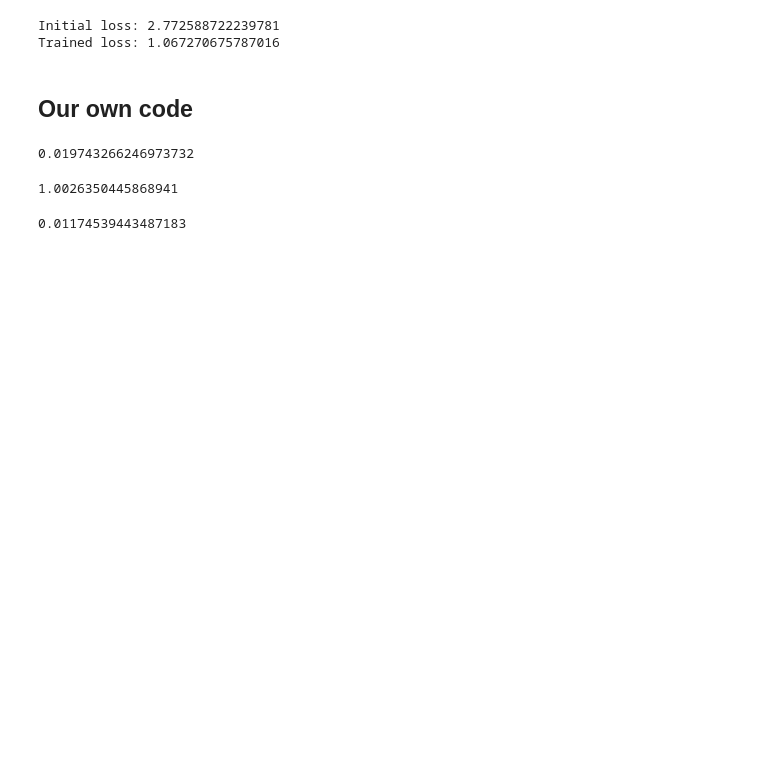
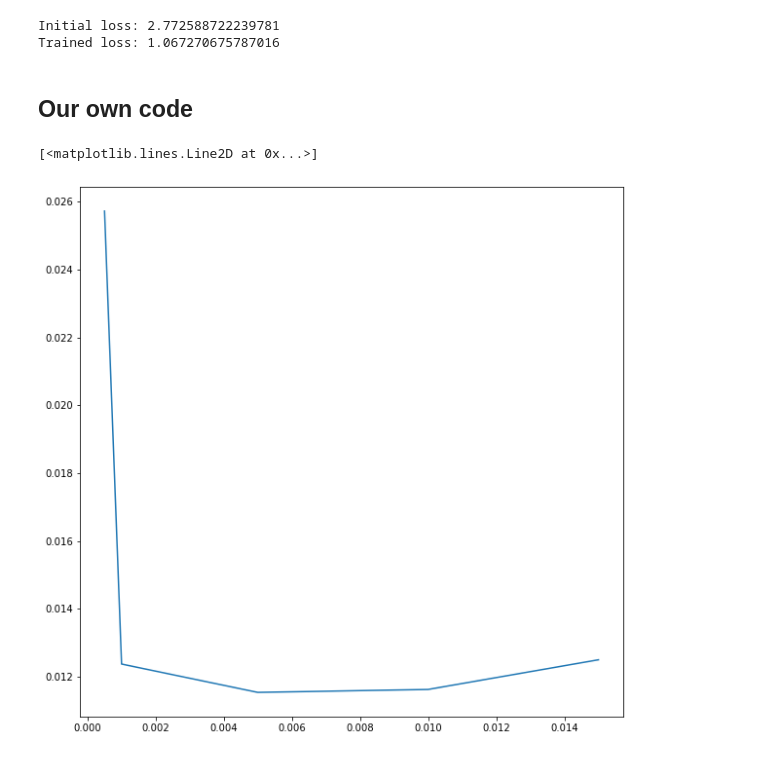
Before and after one commit to matteodales/-FYS-STK4155_Applied_Data_Analysis_and_Machine_Learning, a Jupyter notebook: project2/project2_notebook.ipynb, the cells around one changed output. Cells and saved outputs as stored; diff of their text form; code cells hidden in the pictures; blank space fills up the shorter version.

```diff
--- a/project2/project2_notebook.ipynb
+++ b/project2/project2_notebook.ipynb
@@ -873,25 +1159,6 @@ class NeuralNetwork_regr:
 
                 self.feed_forward()
                 self.backpropagation()
-# %%
-# our code
-n = 100
-x = np.random.rand(n,1)
-y = 1+3*x+2*x**2+0.1*np.random.randn(n,1)
-
-X = np.c_[np.ones((n,1)), x, x**2]
-
-Xtrain, Xtest, ytrain, ytest = train_test_split(X, y, test_size=0.2)
-
-epochs = 100
-batch_size = 20
-
-dnn = NeuralNetwork_regr(Xtrain, ytrain, eta=0.001, lmbd=0, epochs=epochs, batch_size=batch_size, n_hidden_neurons = 50)
-dnn.train()
-test_predict = dnn.predict(Xtest)
-mse(test_predict,ytest)
-# %% [output]
-0.019743266246973732
 # %%
 def logistic_regression_sgd(X, y, eta, n_epochs, size_minibatch):
 
@@ -1034,24 +1272,25 @@ class Layer():
 # %%
-n = 1000
+n = 100
 x = np.random.rand(n,1)
 y = 1+3*x+2*x**2+0.1*np.random.randn(n,1)
+
 X = np.c_[np.ones((n,1)), x, x**2]
+
+Xtrain, Xtest, ytrain, ytest = train_test_split(X, y, test_size=0.2)
+
+n_its = 500
+eta_list = [0.0005, 0.001, 0.005, 0.01, 0.015]
+MSE_list = []
+
+for eta in eta_list:
+    betas = gradient_descent(Xtrain, ytrain, eta, n_its)
+    ypred = Xtest @ betas
+    MSE_list.append(mse(ytest,ypred))
+
+fig = plt.figure(figsize = (10,10))
+plt.plot(eta_list,MSE_list)
+# %% [output]
+[<matplotlib.lines.Line2D at 0x...>]
+[figure, added]
-# %%
-l1 = Layer(50, sigmoid, sigmoid_gradient)
-l2 = Layer(1, linear, linear_gradient)
-nn = NeuralNetwork(3)
-nn.add_layer(l1)
-nn.add_layer(l2)
-nn.train(X, y, learning_rate=0.005, regularization=0.1, its=100)
-mse(nn.feed_forward_out(X),y)
-# %% [output]
-1.0026350445868941
-# %%
-dnn = MLPRegressor(hidden_layer_sizes=(50,),learning_rate_init=0.2)
-dnn.fit(X,y)
-test_predict = dnn.predict(X)
-mse(test_predict,y)
-# %% [output]
-0.01174539443487183
 # %%
 n = 100
```
Also changed, not shown: parts of 39 cells of this notebook.
